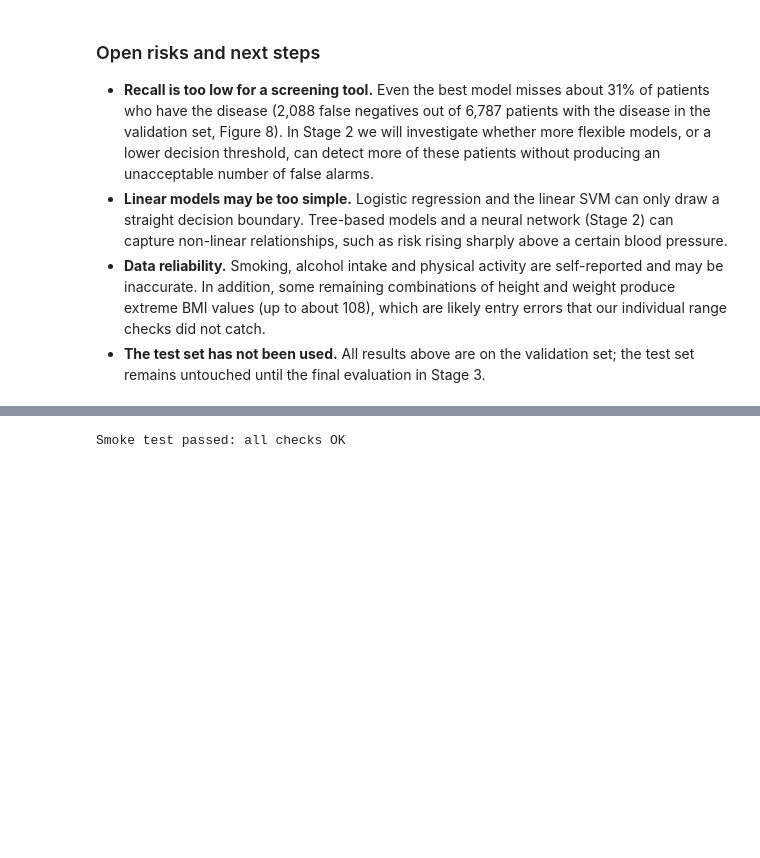
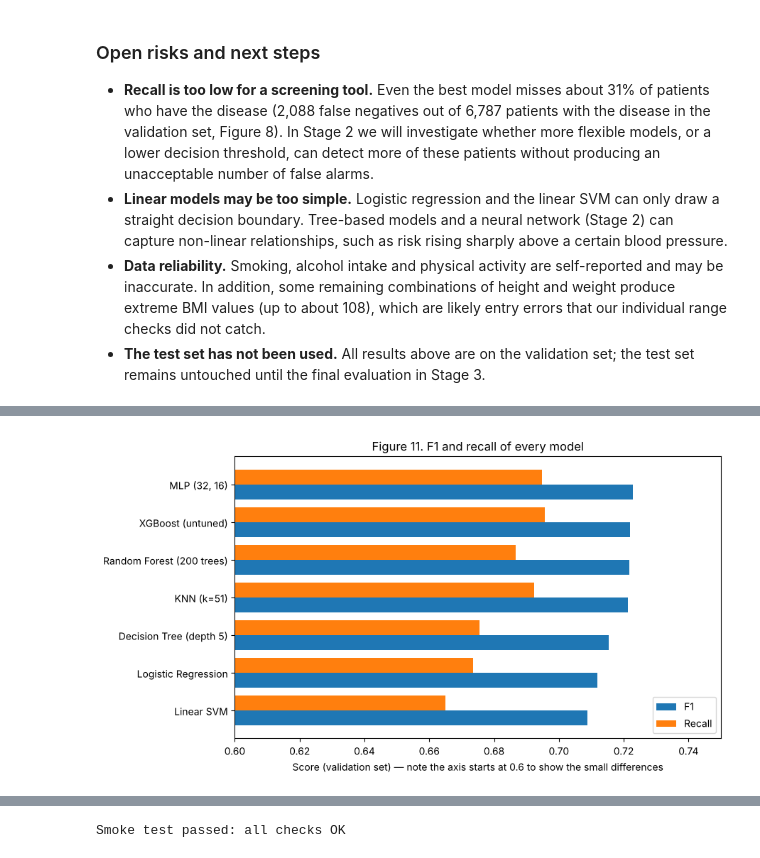
Before and after one commit to Kristina-Kojic/3000-AISE, a Jupyter notebook: DS3000_Project_Group01.ipynb, the cells around one changed output, grey strips where cells are left out. Drawn from its saved outputs; the diff is of its cells as text; code cells hidden in the pictures; blank space fills up the shorter version.

```diff
--- a/DS3000_Project_Group01.ipynb
+++ b/DS3000_Project_Group01.ipynb
@@ -964,0 +1180,28 @@ EDA findings in Section 3.5.
+# %%
+def count_tree_nodes(model):
+    """Total number of nodes (splits + leaves) learned by a tree-based model."""
+    if isinstance(model, DecisionTreeClassifier):
+        return model.tree_.node_count
+    if isinstance(model, RandomForestClassifier):
+        return sum(tree.tree_.node_count for tree in model.estimators_)
+    if isinstance(model, XGBClassifier):
+        return len(model.get_booster().trees_to_dataframe())
+
+parameter_counts.update({
+    "Decision Tree (depth 5)": count_tree_nodes(dtree),
+    "Random Forest (200 trees)": count_tree_nodes(rforest),
+    "XGBoost (untuned)": count_tree_nodes(xgb_default),
+    "MLP (32, 16)": sum(w.size for w in mlp.coefs_) + sum(b.size for b in mlp.intercepts_),
+})
+
+all_models = pd.DataFrame(results)
+all_models["Learned parameters / nodes"] = all_models["Model"].map(parameter_counts)
+all_models["Accuracy gain over dummy (pts)"] = (all_models["Accuracy"] - dummy_accuracy) * 100
+
+table3 = all_models.copy()
+table3[["Accuracy", "Precision", "Recall", "F1"]] = table3[["Accuracy", "Precision", "Recall", "F1"]].round(3)
+table3[["Train time (s)", "Predict time (s)"]] = table3[["Train time (s)", "Predict time (s)"]].round(3)
+table3["Accuracy gain over dummy (pts)"] = table3["Accuracy gain over dummy (pts)"].round(1)
+
+print("Table 3. All models on the validation set (Stage 1 baselines + Stage 2 models)")
+table3
@@ -964,0 +1219,18 @@ EDA findings in Section 3.5.
+# %%
+# Figure 11: F1 and recall for every real model (the dummy is left out because both are 0)
+plot_table = all_models[all_models["Model"] != "Dummy (most frequent)"].sort_values("F1")
+
+fig, ax = plt.subplots(figsize=(9, 5))
+y_positions = np.arange(len(plot_table))
+ax.barh(y_positions - 0.2, plot_table["F1"], height=0.4, label="F1", color="#1f77b4")
+ax.barh(y_positions + 0.2, plot_table["Recall"], height=0.4, label="Recall", color="#ff7f0e")
+ax.set_yticks(y_positions)
+ax.set_yticklabels(plot_table["Model"])
+ax.set_xlim(0.6, 0.75)
+ax.set_xlabel("Score (validation set) — note the axis starts at 0.6 to show the small differences")
+ax.set_title("Figure 11. F1 and recall of every model")
+ax.legend(loc="lower right")
+plt.tight_layout()
+plt.show()
+# %% [output]
+[figure, added]
```
Also changed, not shown: parts of 35 cells of this notebook.
